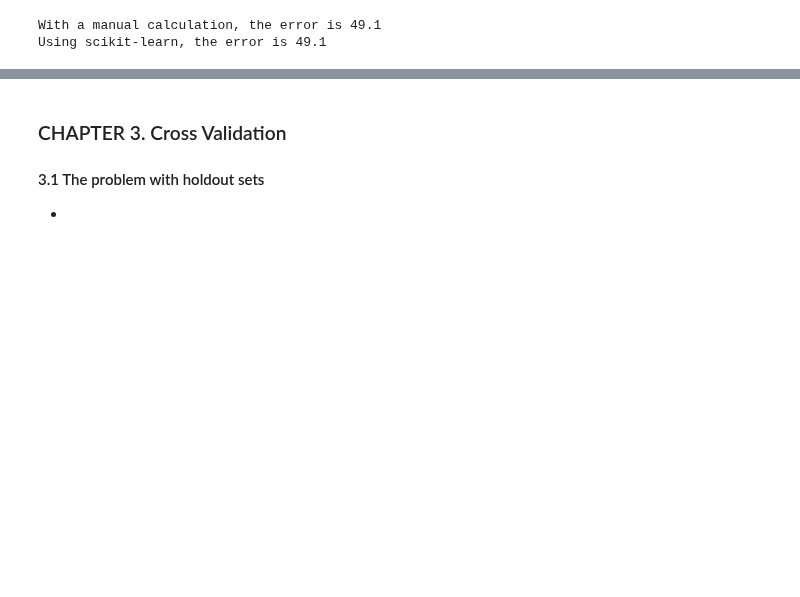
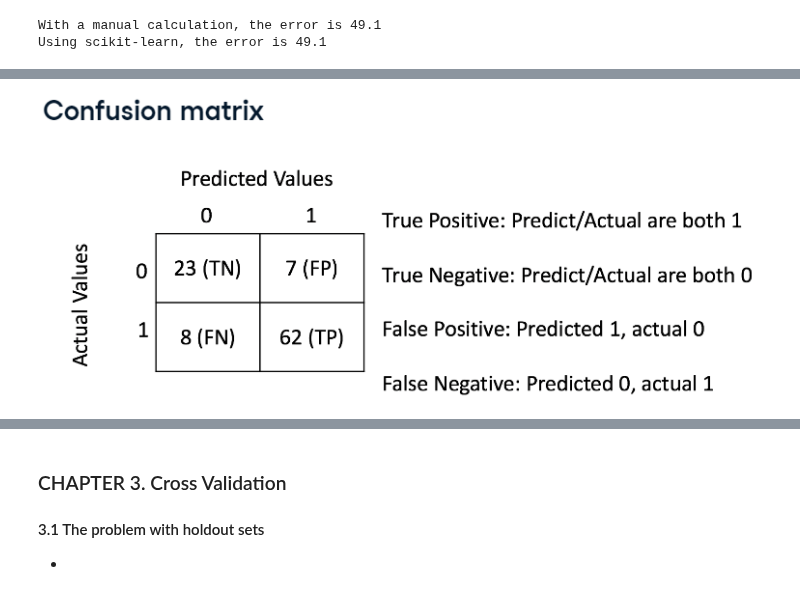
Before and after one commit to GuoweiYang19891101/datacamp_machine_learning_scientist_python, a Jupyter notebook: 11_model_validation.ipynb, the cells around one changed output, grey strips where cells are left out. Cells and saved outputs as stored; diff of their text form; code cells hidden in the pictures; blank space fills up the shorter version.

```diff
--- a/11_model_validation.ipynb
+++ b/11_model_validation.ipynb
@@ -307,0 +346,5 @@ Using scikit-learn, the error is 49.1
+# %%
+from IPython import display
+display.Image("Images/11_confusion_matrix.PNG")
+# %% [output]
+[figure, added]
```
Also changed, not shown: parts of 18 cells of this notebook, 4 other files.
